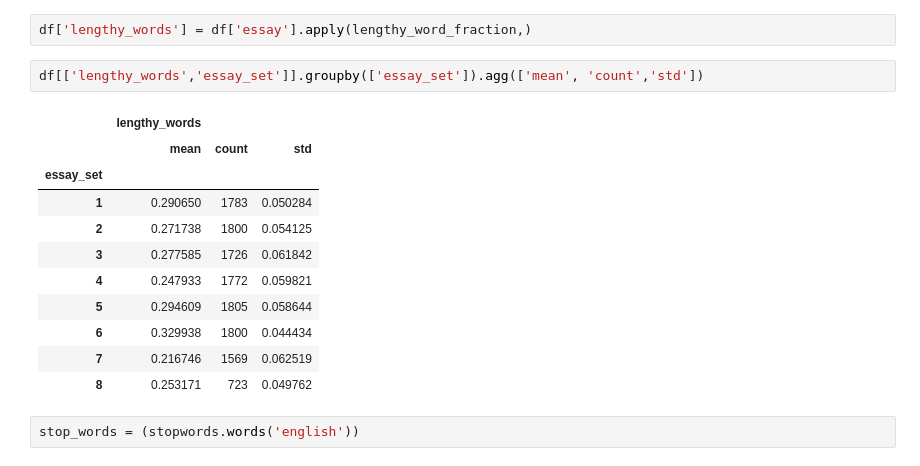
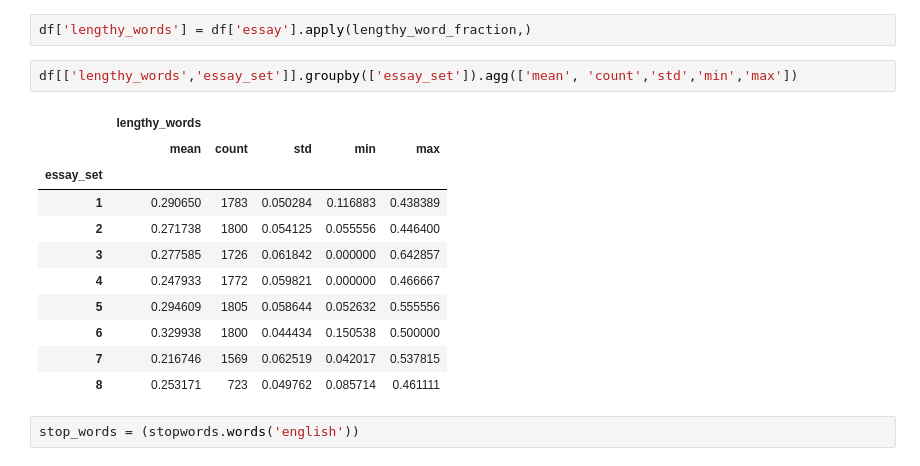
Before and after one commit to kunalrdeshmukh/Essay-Score-Prediction, a Jupyter notebook: Feature_Extraction.ipynb, the cells around one changed output. Drawn from its saved outputs; the diff is of its cells as text.

```diff
--- a/Feature_Extraction.ipynb
+++ b/Feature_Extraction.ipynb
@@ -128,19 +128,19 @@ def lengthy_word_fraction(essay):
 # %%
 df['lengthy_words'] = df['essay'].apply(lengthy_word_fraction,)
 # %%
-df[['lengthy_words','essay_set']].groupby(['essay_set']).agg(['mean', 'count','std'])
+df[['lengthy_words','essay_set']].groupby(['essay_set']).agg(['mean', 'count','std','min','max'])
 # %% [output]
-|  | lengthy_words |  |  |
-|  | mean | count | std |
-| essay_set |  |  |  |
-| 1 | 0.290650 | 1783 | 0.050284 |
-| 2 | 0.271738 | 1800 | 0.054125 |
-| 3 | 0.277585 | 1726 | 0.061842 |
-| 4 | 0.247933 | 1772 | 0.059821 |
-| 5 | 0.294609 | 1805 | 0.058644 |
-| 6 | 0.329938 | 1800 | 0.044434 |
-| 7 | 0.216746 | 1569 | 0.062519 |
-| 8 | 0.253171 | 723 | 0.049762 |
+|  | lengthy_words |  |  |  |  |
+|  | mean | count | std | min | max |
+| essay_set |  |  |  |  |  |
+| 1 | 0.290650 | 1783 | 0.050284 | 0.116883 | 0.438389 |
+| 2 | 0.271738 | 1800 | 0.054125 | 0.055556 | 0.446400 |
+| 3 | 0.277585 | 1726 | 0.061842 | 0.000000 | 0.642857 |
+| 4 | 0.247933 | 1772 | 0.059821 | 0.000000 | 0.466667 |
+| 5 | 0.294609 | 1805 | 0.058644 | 0.052632 | 0.555556 |
+| 6 | 0.329938 | 1800 | 0.044434 | 0.150538 | 0.500000 |
+| 7 | 0.216746 | 1569 | 0.062519 | 0.042017 | 0.537815 |
+| 8 | 0.253171 | 723 | 0.049762 | 0.085714 | 0.461111 |
 # %%
 stop_words = (stopwords.words('english'))
 # %%
```
Also changed, not shown: parts of 29 cells of this notebook.
